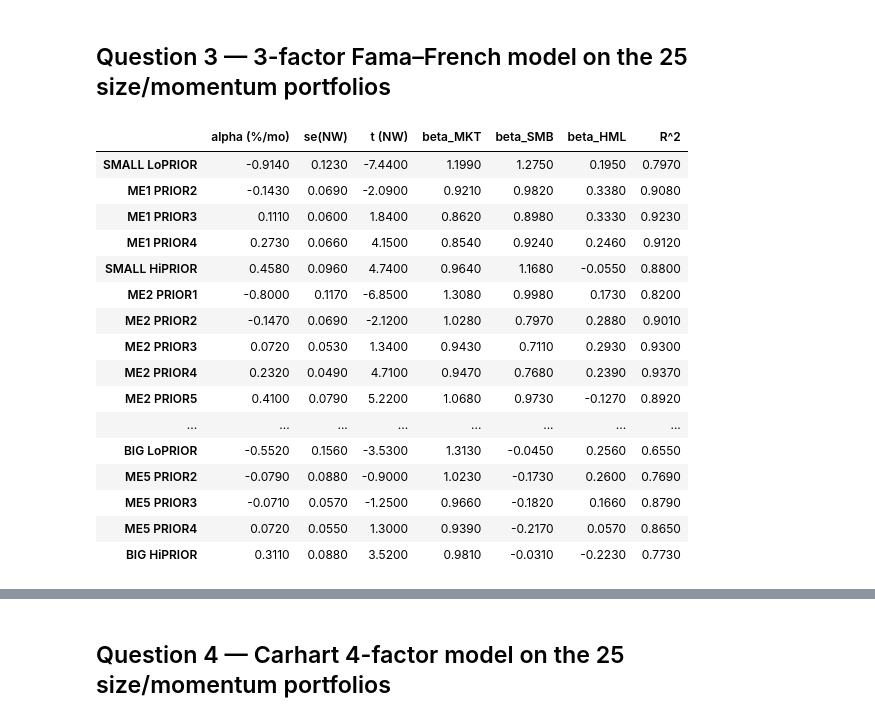
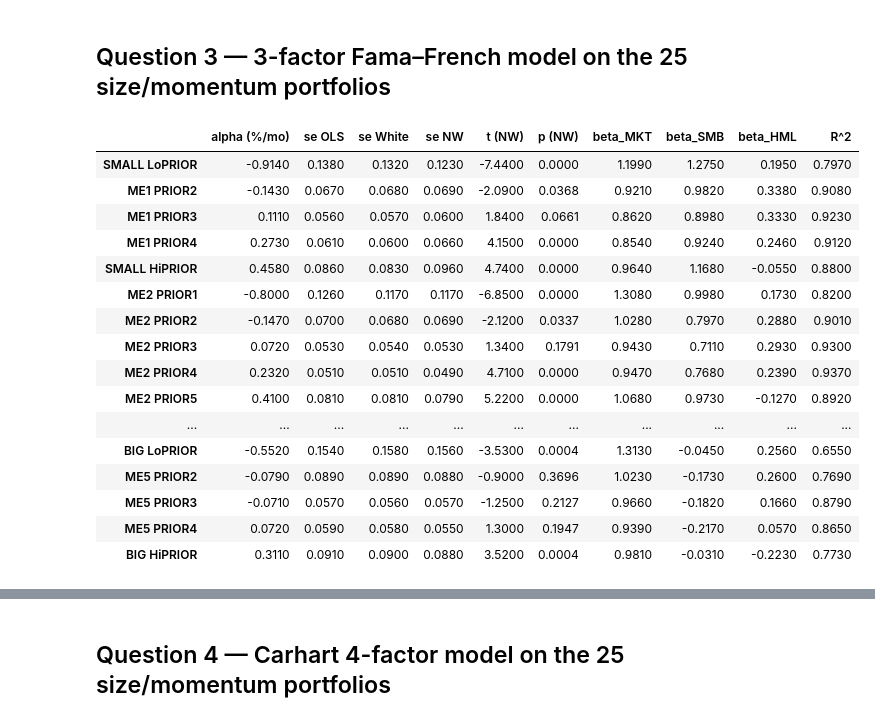
Before and after one commit to eliasroub/mfe230e-ps5, a Jupyter notebook: MFE230E_PS5.ipynb, the cells around one changed output, grey strips where cells are left out. Saved outputs shown, nothing was run; the diff lists cells and outputs as text; code cells hidden in the pictures.

```diff
--- a/MFE230E_PS5.ipynb
+++ b/MFE230E_PS5.ipynb
@@ -525,0 +40,23 @@ The momentum sort is one of the cleanest empirical rejections of the CAPM in U.S
+# %%
+def kf(name: str) -> pd.DataFrame:
+    raw = web.DataReader(name, "famafrench", start=START)
+    df = raw[0].copy()
+    df.index = df.index.to_timestamp("M")
+    return df
+
+ff5  = kf("F-F_Research_Data_5_Factors_2x3")     # Mkt-RF SMB HML RMW CMA RF
+mom  = kf("F-F_Momentum_Factor"); mom.columns = ["MOM"]
+sm_p = kf("25_Portfolios_ME_Prior_12_2")         # 25 size/momentum (VW)
+bm_p = kf("25_Portfolios_5x5")                   # 25 size/BM      (VW)
+sop  = kf("25_Portfolios_ME_OP_5x5")             # 25 size/OP      (VW)
+
+idx  = ff5.index.intersection(mom.index).intersection(sm_p.index).intersection(bm_p.index).intersection(sop.index)
+ff5, mom, sm_p, bm_p, sop = ff5.loc[idx], mom.loc[idx], sm_p.loc[idx], bm_p.loc[idx], sop.loc[idx]
+
+# decimal monthly. excess = portfolio - RF.
+factors = pd.concat([ff5[["Mkt-RF","SMB","HML","RMW","CMA"]], mom["MOM"], ff5["RF"]], axis=1) / 100.0
+sm_p_e  = sm_p.div(100.0).sub(factors["RF"], axis=0)
+bm_p_e  = bm_p.div(100.0).sub(factors["RF"], axis=0)
+sop_e   = sop.div(100.0).sub(factors["RF"], axis=0)
+
+print(f"Sample: {factors.index[0]:%Y-%m} to {factors.index[-1]:%Y-%m}  ({len(factors)} months)")
@@ -526,38 +492,35 @@ The momentum sort is one of the cleanest empirical rejections of the CAPM in U.S
 # %% [markdown]
 ## Question 3 — 3-factor Fama–French model on the 25 size/momentum portfolios
 # %%
-ff3 = run_factor_model(sm_p_e, factors[["Mkt-RF", "SMB", "HML"]])
-
-alpha_mo3 = ff3["coefs"]["const"] * 100
-se_a3_nw  = ff3["bse_nw"]["const"] * 100
-t_a3_nw   = alpha_mo3 / se_a3_nw
+ff3 = run_factor_model(sm_p_e, factors[["Mkt-RF","SMB","HML"]])
+alpha3 = ff3["coefs"]["const"]*100; se3_nw = ff3["bse_nw"]["const"]*100; t3 = alpha3/se3_nw
 
 q3 = pd.DataFrame({
-    "alpha (%/mo)":  alpha_mo3.round(3),
-    "se(NW)":         se_a3_nw.round(3),
-    "t (NW)":         t_a3_nw.round(2),
-    "beta_MKT":      ff3["coefs"]["Mkt-RF"].round(3),
-    "beta_SMB":      ff3["coefs"]["SMB"].round(3),
-    "beta_HML":      ff3["coefs"]["HML"].round(3),
-    "R^2":            ff3["r2"].round(3),
+    "alpha (%/mo)": alpha3.round(3), "se OLS": (ff3["bse_ols"]["const"]*100).round(3),
+    "se White":     (ff3["bse_w"]["const"]*100).round(3), "se NW": se3_nw.round(3),
+    "t (NW)":       t3.round(2), "p (NW)": ff3["pvals_nw"]["const"].round(4),
+    "beta_MKT":     ff3["coefs"]["Mkt-RF"].round(3),
+    "beta_SMB":     ff3["coefs"]["SMB"].round(3),
+    "beta_HML":     ff3["coefs"]["HML"].round(3),
+    "R^2":           ff3["r2"].round(3),
 })
 q3
 # %% [output]
-|  | alpha (%/mo) | se(NW) | t (NW) | beta_MKT | beta_SMB | beta_HML | R^2 |
-| SMALL LoPRIOR | -0.9140 | 0.1230 | -7.4400 | 1.1990 | 1.2750 | 0.1950 | 0.7970 |
-| ME1 PRIOR2 | -0.1430 | 0.0690 | -2.0900 | 0.9210 | 0.9820 | 0.3380 | 0.9080 |
-| ME1 PRIOR3 | 0.1110 | 0.0600 | 1.8400 | 0.8620 | 0.8980 | 0.3330 | 0.9230 |
-| ME1 PRIOR4 | 0.2730 | 0.0660 | 4.1500 | 0.8540 | 0.9240 | 0.2460 | 0.9120 |
-| SMALL HiPRIOR | 0.4580 | 0.0960 | 4.7400 | 0.9640 | 1.1680 | -0.0550 | 0.8800 |
-| ME2 PRIOR1 | -0.8000 | 0.1170 | -6.8500 | 1.3080 | 0.9980 | 0.1730 | 0.8200 |
-| ME2 PRIOR2 | -0.1470 | 0.0690 | -2.1200 | 1.0280 | 0.7970 | 0.2880 | 0.9010 |
-| ME2 PRIOR3 | 0.0720 | 0.0530 | 1.3400 | 0.9430 | 0.7110 | 0.2930 | 0.9300 |
-| ME2 PRIOR4 | 0.2320 | 0.0490 | 4.7100 | 0.9470 | 0.7680 | 0.2390 | 0.9370 |
-| ME2 PRIOR5 | 0.4100 | 0.0790 | 5.2200 | 1.0680 | 0.9730 | -0.1270 | 0.8920 |
-| ... | ... | ... | ... | ... | ... | ... | ... |
-| BIG LoPRIOR | -0.5520 | 0.1560 | -3.5300 | 1.3130 | -0.0450 | 0.2560 | 0.6550 |
-| ME5 PRIOR2 | -0.0790 | 0.0880 | -0.9000 | 1.0230 | -0.1730 | 0.2600 | 0.7690 |
-| ME5 PRIOR3 | -0.0710 | 0.0570 | -1.2500 | 0.9660 | -0.1820 | 0.1660 | 0.8790 |
-| ME5 PRIOR4 | 0.0720 | 0.0550 | 1.3000 | 0.9390 | -0.2170 | 0.0570 | 0.8650 |
-| BIG HiPRIOR | 0.3110 | 0.0880 | 3.5200 | 0.9810 | -0.0310 | -0.2230 | 0.7730 |
+|  | alpha (%/mo) | se OLS | se White | se NW | t (NW) | p (NW) | beta_MKT | beta_SMB | beta_HML | R^2 |
+| SMALL LoPRIOR | -0.9140 | 0.1380 | 0.1320 | 0.1230 | -7.4400 | 0.0000 | 1.1990 | 1.2750 | 0.1950 | 0.7970 |
+| ME1 PRIOR2 | -0.1430 | 0.0670 | 0.0680 | 0.0690 | -2.0900 | 0.0368 | 0.9210 | 0.9820 | 0.3380 | 0.9080 |
+| ME1 PRIOR3 | 0.1110 | 0.0560 | 0.0570 | 0.0600 | 1.8400 | 0.0661 | 0.8620 | 0.8980 | 0.3330 | 0.9230 |
+| ME1 PRIOR4 | 0.2730 | 0.0610 | 0.0600 | 0.0660 | 4.1500 | 0.0000 | 0.8540 | 0.9240 | 0.2460 | 0.9120 |
+| SMALL HiPRIOR | 0.4580 | 0.0860 | 0.0830 | 0.0960 | 4.7400 | 0.0000 | 0.9640 | 1.1680 | -0.0550 | 0.8800 |
+| ME2 PRIOR1 | -0.8000 | 0.1260 | 0.1170 | 0.1170 | -6.8500 | 0.0000 | 1.3080 | 0.9980 | 0.1730 | 0.8200 |
+| ME2 PRIOR2 | -0.1470 | 0.0700 | 0.0680 | 0.0690 | -2.1200 | 0.0337 | 1.0280 | 0.7970 | 0.2880 | 0.9010 |
+| ME2 PRIOR3 | 0.0720 | 0.0530 | 0.0540 | 0.0530 | 1.3400 | 0.1791 | 0.9430 | 0.7110 | 0.2930 | 0.9300 |
+| ME2 PRIOR4 | 0.2320 | 0.0510 | 0.0510 | 0.0490 | 4.7100 | 0.0000 | 0.9470 | 0.7680 | 0.2390 | 0.9370 |
+| ME2 PRIOR5 | 0.4100 | 0.0810 | 0.0810 | 0.0790 | 5.2200 | 0.0000 | 1.0680 | 0.9730 | -0.1270 | 0.8920 |
+| ... | ... | ... | ... | ... | ... | ... | ... | ... | ... | ... |
+| BIG LoPRIOR | -0.5520 | 0.1540 | 0.1580 | 0.1560 | -3.5300 | 0.0004 | 1.3130 | -0.0450 | 0.2560 | 0.6550 |
+| ME5 PRIOR2 | -0.0790 | 0.0890 | 0.0890 | 0.0880 | -0.9000 | 0.3696 | 1.0230 | -0.1730 | 0.2600 | 0.7690 |
+| ME5 PRIOR3 | -0.0710 | 0.0570 | 0.0560 | 0.0570 | -1.2500 | 0.2127 | 0.9660 | -0.1820 | 0.1660 | 0.8790 |
+| ME5 PRIOR4 | 0.0720 | 0.0590 | 0.0580 | 0.0550 | 1.3000 | 0.1947 | 0.9390 | -0.2170 | 0.0570 | 0.8650 |
+| BIG HiPRIOR | 0.3110 | 0.0910 | 0.0900 | 0.0880 | 3.5200 | 0.0004 | 0.9810 | -0.0310 | -0.2230 | 0.7730 |
 # %%
```
Also changed, not shown: parts of 129 cells of this notebook, 2 other files.
